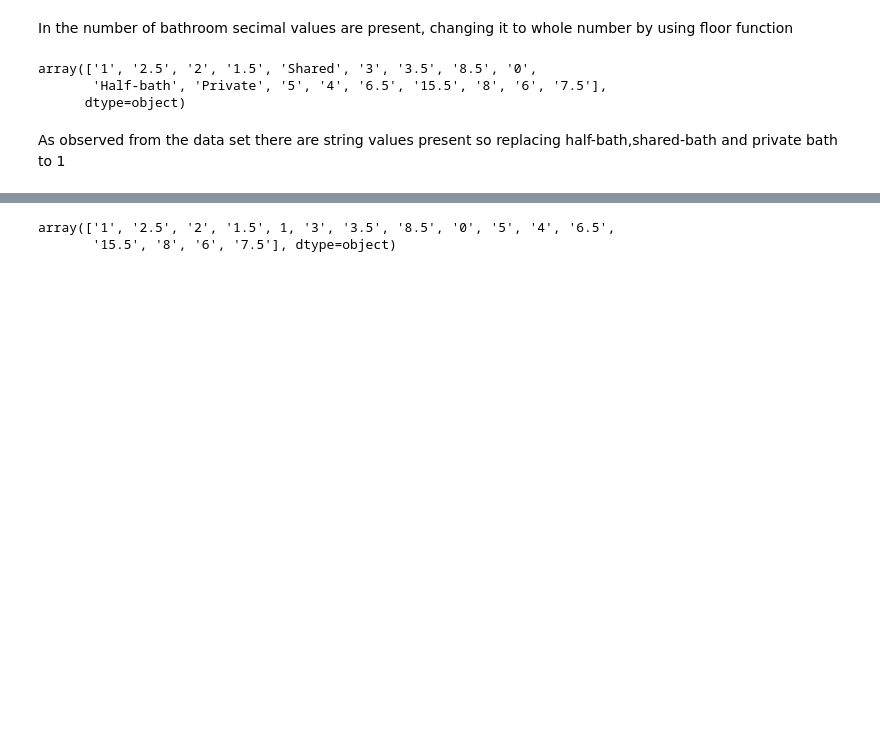
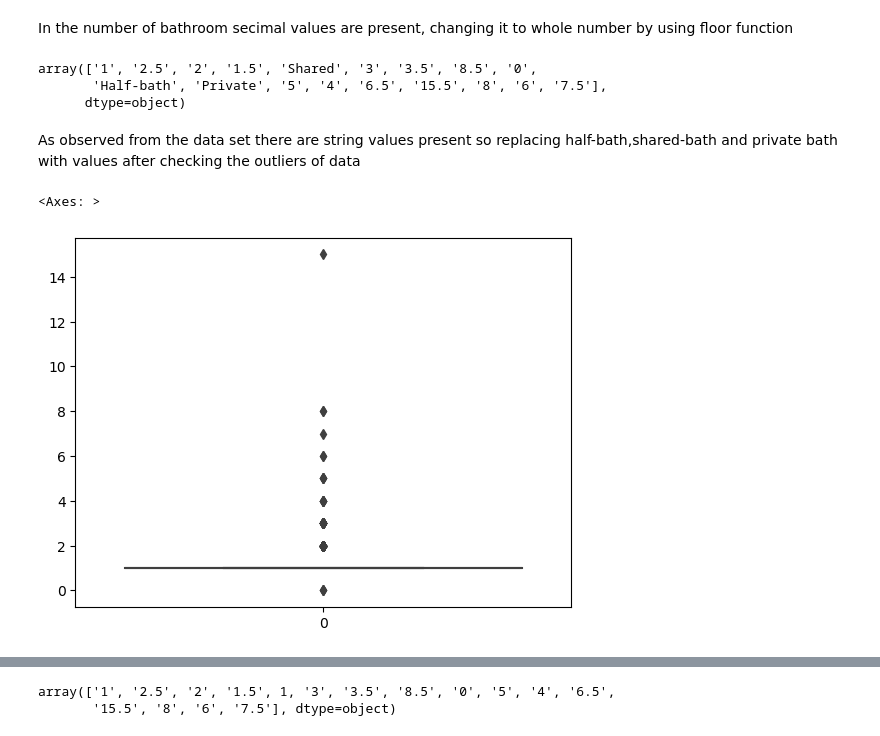
Before and after one commit to siroi97/HV_capstone_airbnb, a Jupyter notebook: Air_BNB_Python_file.ipynb, the cells around one changed output, grey strips where cells are left out. Drawn from its saved outputs; the diff is of its cells as text; code cells hidden in the pictures; blank space fills up the shorter version.

```diff
--- a/Air_BNB_Python_file.ipynb
+++ b/Air_BNB_Python_file.ipynb
@@ -536,4 +536,9 @@ array(['1', '2.5', '2', '1.5', 'Shared', '3', '3.5', '8.5', '0',
        'Half-bath', 'Private', '5', '4', '6.5', '15.5', '8', '6', '7.5'],
       dtype=object)
 # %% [markdown]
-As observed from the data set there are string values present so replacing half-bath,shared-bath and private bath to 1
+As observed from the data set there are string values present so replacing half-bath,shared-bath and private bath with values after checking the outliers of data
+# %%
+sns.boxplot(data=listings['Number_of_bathrooms'])
+# %% [output]
+<Axes: >
+[figure, added]
```
Also changed, not shown: parts of 5 cells of this notebook.
